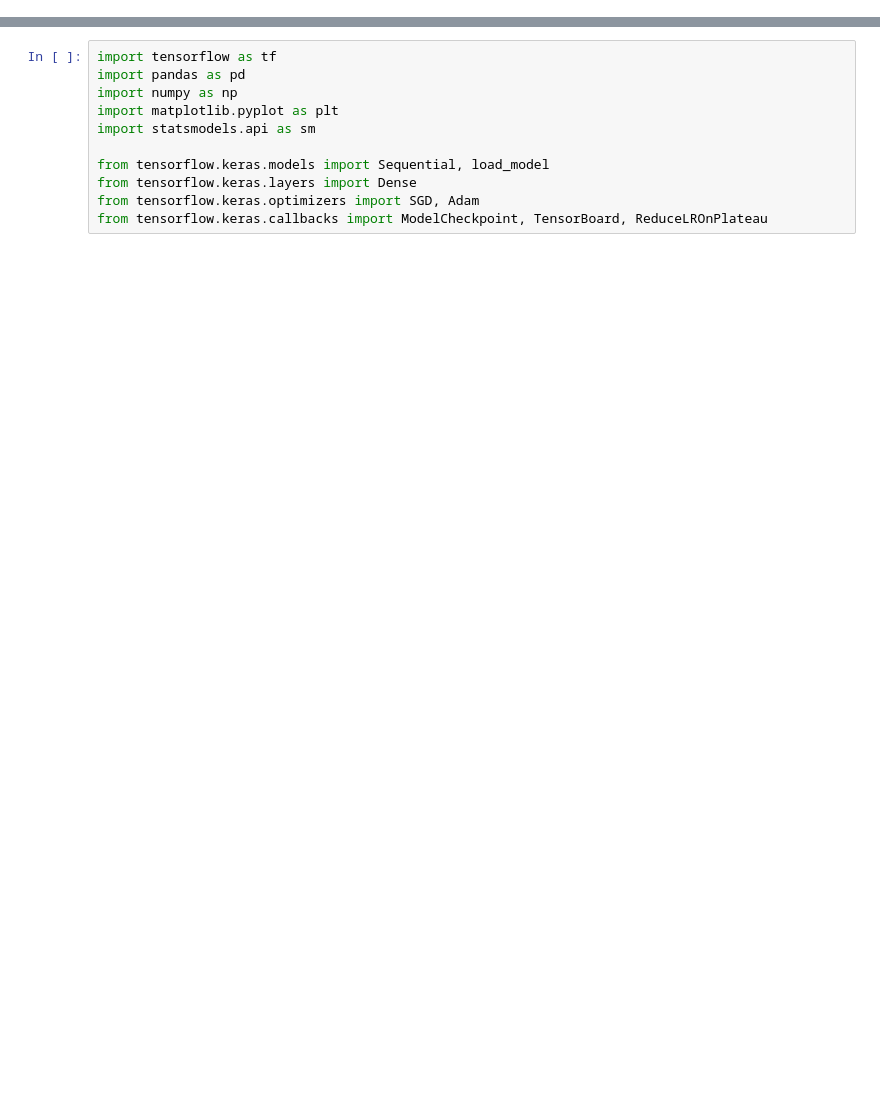
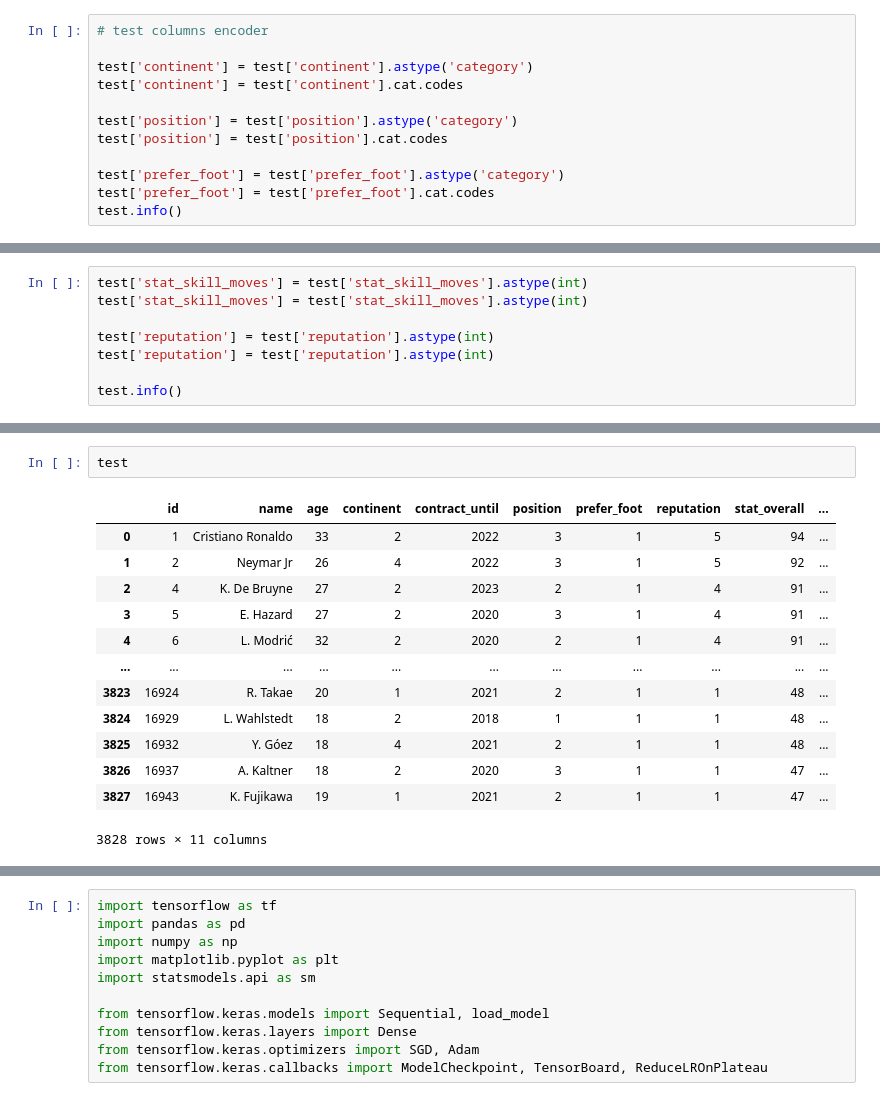
Before and after one commit to AMinSC/TIL, a Jupyter notebook: PJT_FIFA/FIFA_DL.ipynb, the cells around one changed output, grey strips where cells are left out. Drawn from its saved outputs; the diff is of its cells as text; blank space fills up the shorter version.

```diff
--- a/PJT_FIFA/FIFA_DL.ipynb
+++ b/PJT_FIFA/FIFA_DL.ipynb
@@ -0,0 +247,12 @@
+# %%
+# test columns encoder
+
+test['continent'] = test['continent'].astype('category')
+test['continent'] = test['continent'].cat.codes
+
+test['position'] = test['position'].astype('category')
+test['position'] = test['position'].cat.codes
+
+test['prefer_foot'] = test['prefer_foot'].astype('category')
+test['prefer_foot'] = test['prefer_foot'].cat.codes
+test.info()
@@ -0,0 +278,8 @@
+# %%
+test['stat_skill_moves'] = test['stat_skill_moves'].astype(int)
+test['stat_skill_moves'] = test['stat_skill_moves'].astype(int)
+
+test['reputation'] = test['reputation'].astype(int)
+test['reputation'] = test['reputation'].astype(int)
+
+test.info()
@@ -0,0 +305,16 @@
+# %%
+test
+# %% [output]
+|  | id | name | age | continent | contract_until | position | prefer_foot | reputation | stat_overall | ... |
+| 0 | 1 | Cristiano Ronaldo | 33 | 2 | 2022 | 3 | 1 | 5 | 94 | ... |
+| 1 | 2 | Neymar Jr | 26 | 4 | 2022 | 3 | 1 | 5 | 92 | ... |
+| 2 | 4 | K. De Bruyne | 27 | 2 | 2023 | 2 | 1 | 4 | 91 | ... |
+| 3 | 5 | E. Hazard | 27 | 2 | 2020 | 3 | 1 | 4 | 91 | ... |
+| 4 | 6 | L. Modrić | 32 | 2 | 2020 | 2 | 1 | 4 | 91 | ... |
+| ... | ... | ... | ... | ... | ... | ... | ... | ... | ... | ... |
+| 3823 | 16924 | R. Takae | 20 | 1 | 2021 | 2 | 1 | 1 | 48 | ... |
+| 3824 | 16929 | L. Wahlstedt | 18 | 2 | 2018 | 1 | 1 | 1 | 48 | ... |
+| 3825 | 16932 | Y. Góez | 18 | 4 | 2021 | 2 | 1 | 1 | 48 | ... |
+| 3826 | 16937 | A. Kaltner | 18 | 2 | 2020 | 3 | 1 | 1 | 47 | ... |
+| 3827 | 16943 | K. Fujikawa | 19 | 1 | 2021 | 2 | 1 | 1 | 47 | ... |
+3828 rows × 11 columns
```
Also changed, not shown: parts of 85 cells of this notebook, 4 other files.
